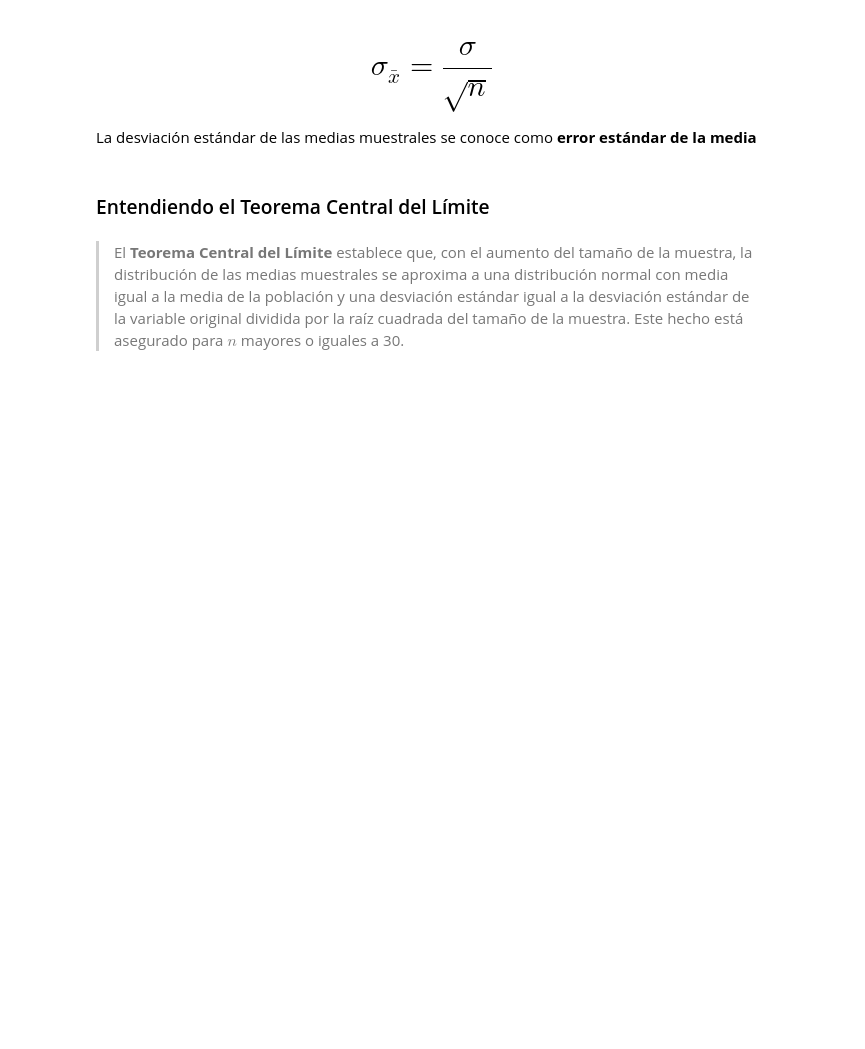
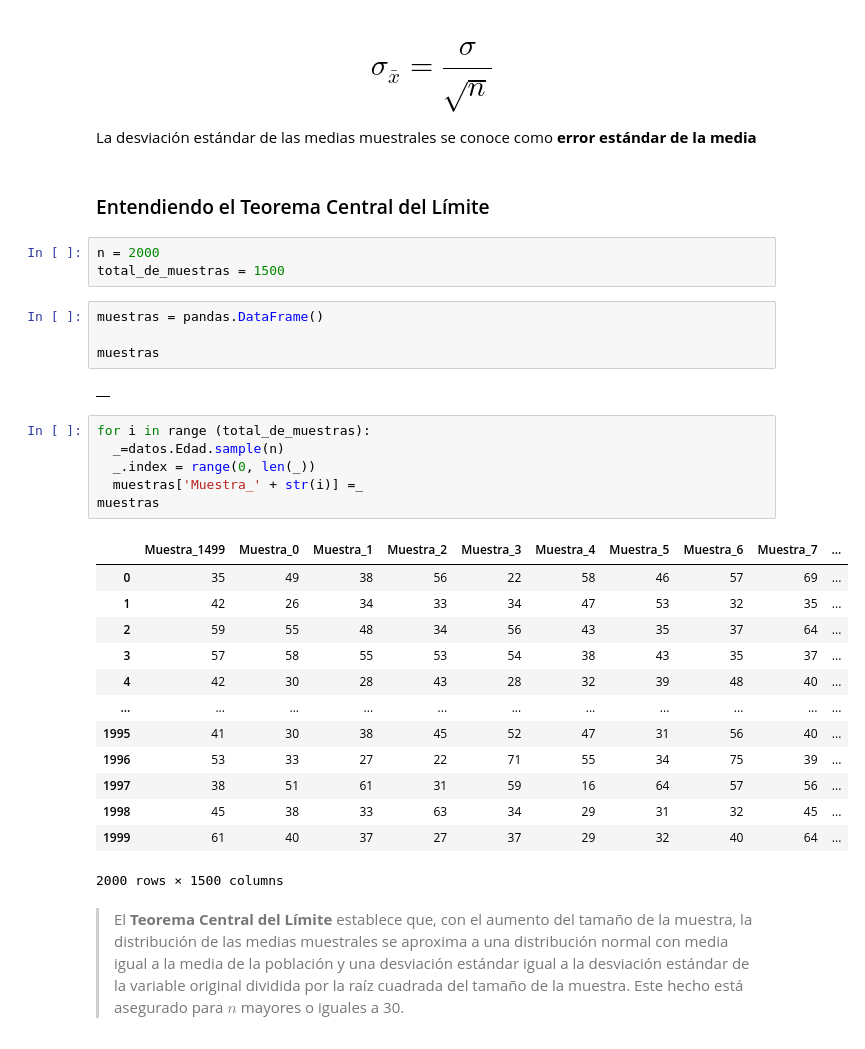
Before and after one commit to adrian-pieroni/estadistica-con-python-probabilidad-y-muestreo, a Jupyter notebook: Inicial.ipynb, the cells around one changed output. Saved outputs shown, nothing was run; the diff lists cells and outputs as text; blank space fills up the shorter version.

```diff
--- a/Inicial.ipynb
+++ b/Inicial.ipynb
@@ -706,6 +706,35 @@ Es la forma de hacer suposiciones generalizadas sobre los parámetros de una pob
 La desviación estándar de las medias muestrales se conoce como **error estándar de la media**
 # %% [markdown]
 ### Entendiendo el Teorema Central del Límite
+# %%
+n = 2000
+total_de_muestras = 1500
+# %%
+muestras = pandas.DataFrame()
+
+muestras
+# %% [output]
+|  |
+# %%
+for i in range (total_de_muestras):
+  _=datos.Edad.sample(n)
+  _.index = range(0, len(_))
+  muestras['Muestra_' + str(i)] =_
+muestras
+# %% [output]
+|  | Muestra_1499 | Muestra_0 | Muestra_1 | Muestra_2 | Muestra_3 | Muestra_4 | Muestra_5 | Muestra_6 | Muestra_7 | ... |
+| 0 | 35 | 49 | 38 | 56 | 22 | 58 | 46 | 57 | 69 | ... |
+| 1 | 42 | 26 | 34 | 33 | 34 | 47 | 53 | 32 | 35 | ... |
+| 2 | 59 | 55 | 48 | 34 | 56 | 43 | 35 | 37 | 64 | ... |
+| 3 | 57 | 58 | 55 | 53 | 54 | 38 | 43 | 35 | 37 | ... |
+| 4 | 42 | 30 | 28 | 43 | 28 | 32 | 39 | 48 | 40 | ... |
+| ... | ... | ... | ... | ... | ... | ... | ... | ... | ... | ... |
+| 1995 | 41 | 30 | 38 | 45 | 52 | 47 | 31 | 56 | 40 | ... |
+| 1996 | 53 | 33 | 27 | 22 | 71 | 55 | 34 | 75 | 39 | ... |
+| 1997 | 38 | 51 | 61 | 31 | 59 | 16 | 64 | 57 | 56 | ... |
+| 1998 | 45 | 38 | 33 | 63 | 34 | 29 | 31 | 32 | 45 | ... |
+| 1999 | 61 | 40 | 37 | 27 | 37 | 29 | 32 | 40 | 64 | ... |
+2000 rows × 1500 columns
 # %% [markdown]
 > El **Teorema Central del Límite** establece que, con el aumento del tamaño de la muestra, la distribución de las medias muestrales se aproxima a una distribución normal con media igual a la media de la población y una desviación estándar igual a la desviación estándar de la variable original dividida por la raíz cuadrada del tamaño de la muestra. Este hecho está asegurado para $n$ mayores o iguales a 30.
 # %% [markdown]
```
Also changed, not shown: parts of 1 cell of this notebook.
